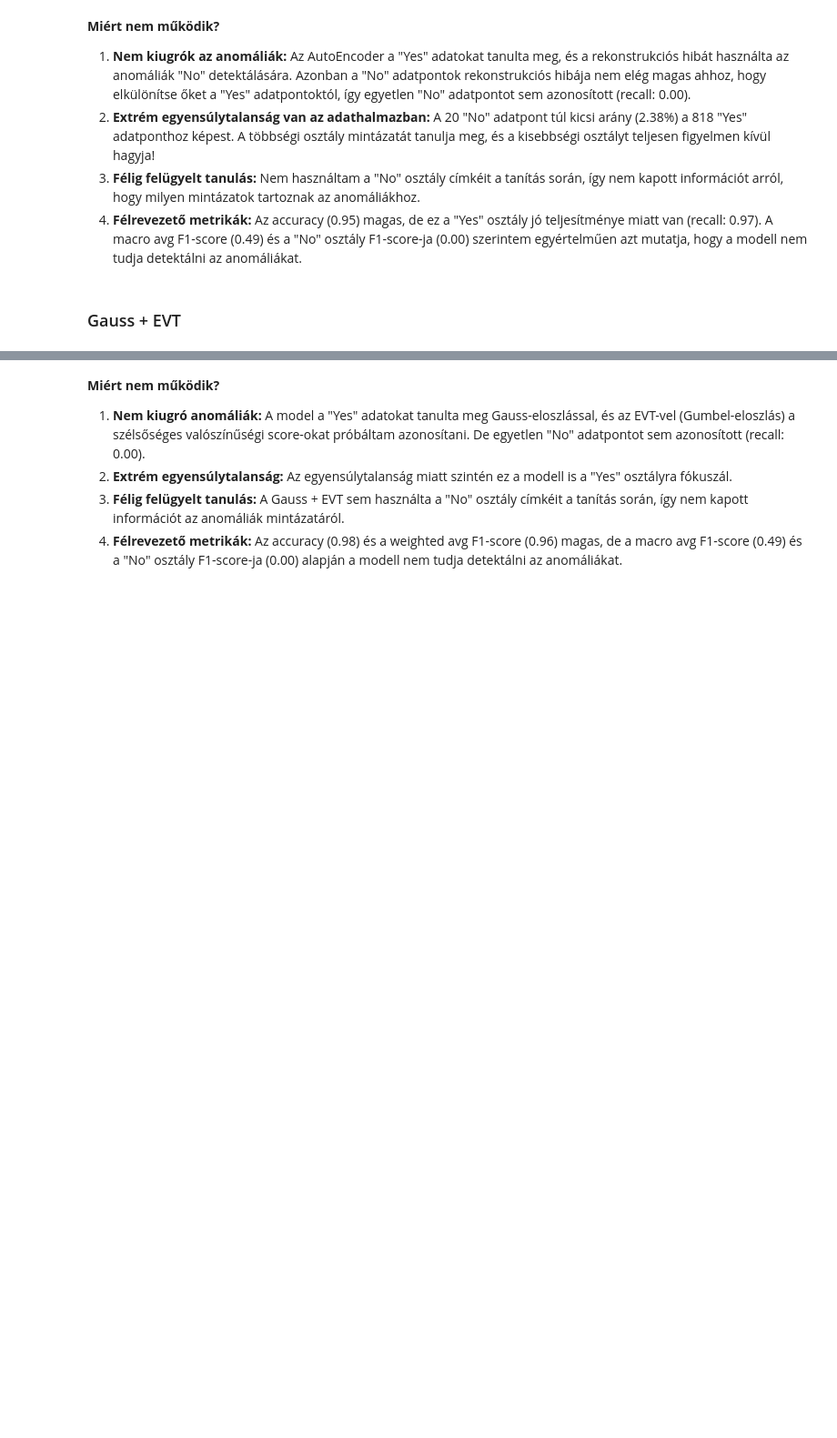
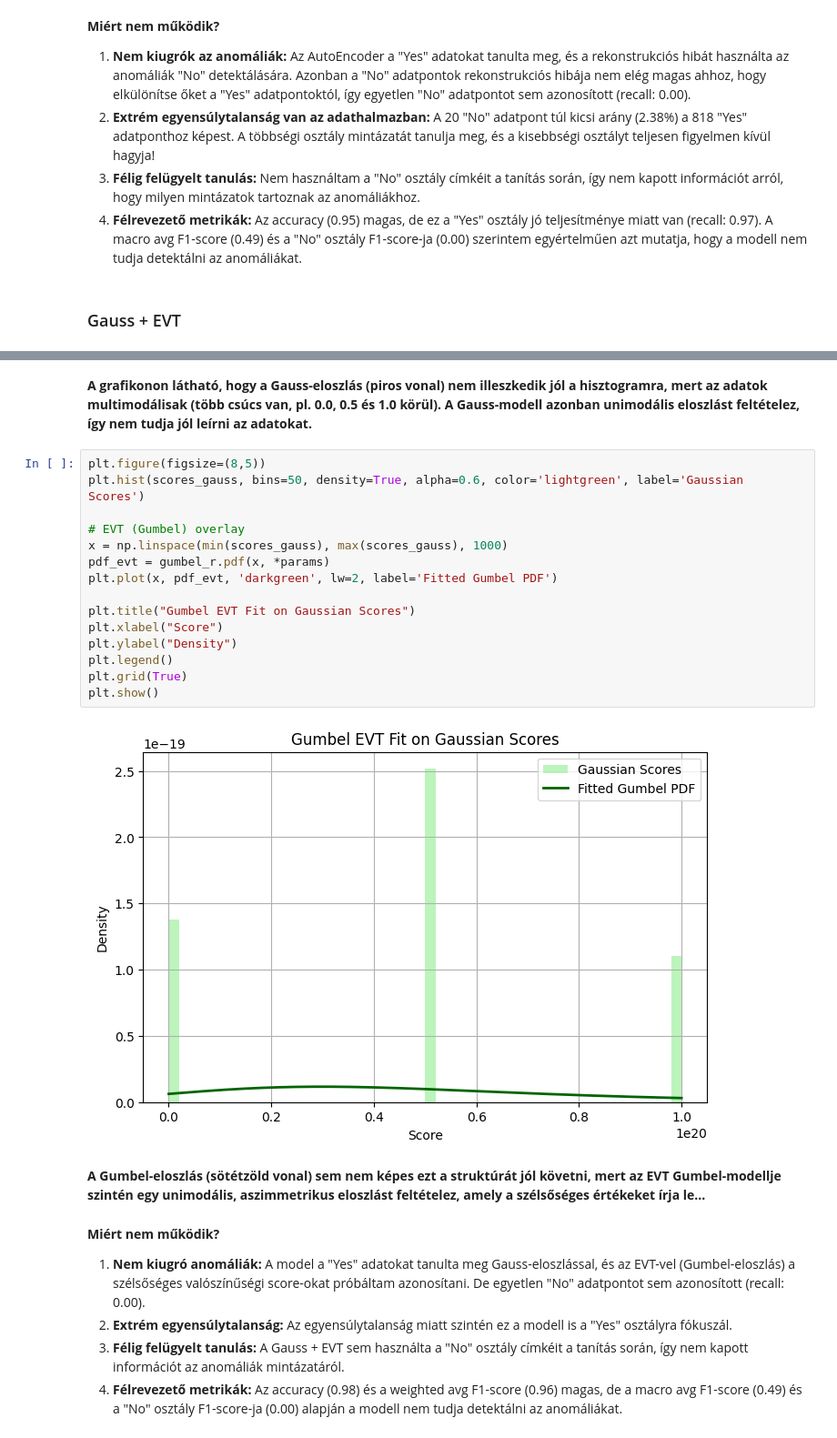
Before and after one commit to MisurdaLuca/Animal_Condition_Classifier, a Jupyter notebook: tabular/animal_condition_tabular_classification.ipynb, the cells around one changed output, grey strips where cells are left out. Shown at 91% size. Saved outputs shown, nothing was run; the diff lists cells and outputs as text; blank space fills up the shorter version.

```diff
--- a/tabular/animal_condition_tabular_classification.ipynb
+++ b/tabular/animal_condition_tabular_classification.ipynb
@@ -1019,3 +1037,24 @@ weighted avg       0.95      0.98      0.96       838
+# %% [markdown]
+**A grafikonon látható, hogy a Gauss-eloszlás (piros vonal) nem illeszkedik jól a hisztogramra, mert az adatok multimodálisak (több csúcs van, pl. 0.0, 0.5 és 1.0 körül). A Gauss-modell azonban unimodális eloszlást feltételez, így nem tudja jól leírni az adatokat.**
+# %%
+plt.figure(figsize=(8,5))
+plt.hist(scores_gauss, bins=50, density=True, alpha=0.6, color='lightgreen', label='Gaussian Scores')
+
+# EVT (Gumbel) overlay
+x = np.linspace(min(scores_gauss), max(scores_gauss), 1000)
+pdf_evt = gumbel_r.pdf(x, *params)
+plt.plot(x, pdf_evt, 'darkgreen', lw=2, label='Fitted Gumbel PDF')
+
+plt.title("Gumbel EVT Fit on Gaussian Scores")
+plt.xlabel("Score")
+plt.ylabel("Density")
+plt.legend()
+plt.grid(True)
+plt.show()
+# %% [output]
+[figure, added]
+# %% [markdown]
+**A Gumbel-eloszlás (sötétzöld vonal) sem nem képes ezt a struktúrát jól követni, mert az EVT Gumbel-modellje szintén egy unimodális, aszimmetrikus eloszlást feltételez, amely a szélsőséges értékeket írja le...**
 # %% [markdown]
 **Miért nem működik?**
 1. **Nem kiugró anomáliák:** A model a "Yes" adatokat tanulta meg Gauss-eloszlással, és az EVT-vel (Gumbel-eloszlás) a szélsőséges valószínűségi score-okat próbáltam azonosítani. De egyetlen "No" adatpontot sem azonosított (recall: 0.00).
```
Also changed, not shown: parts of 8 cells of this notebook.
